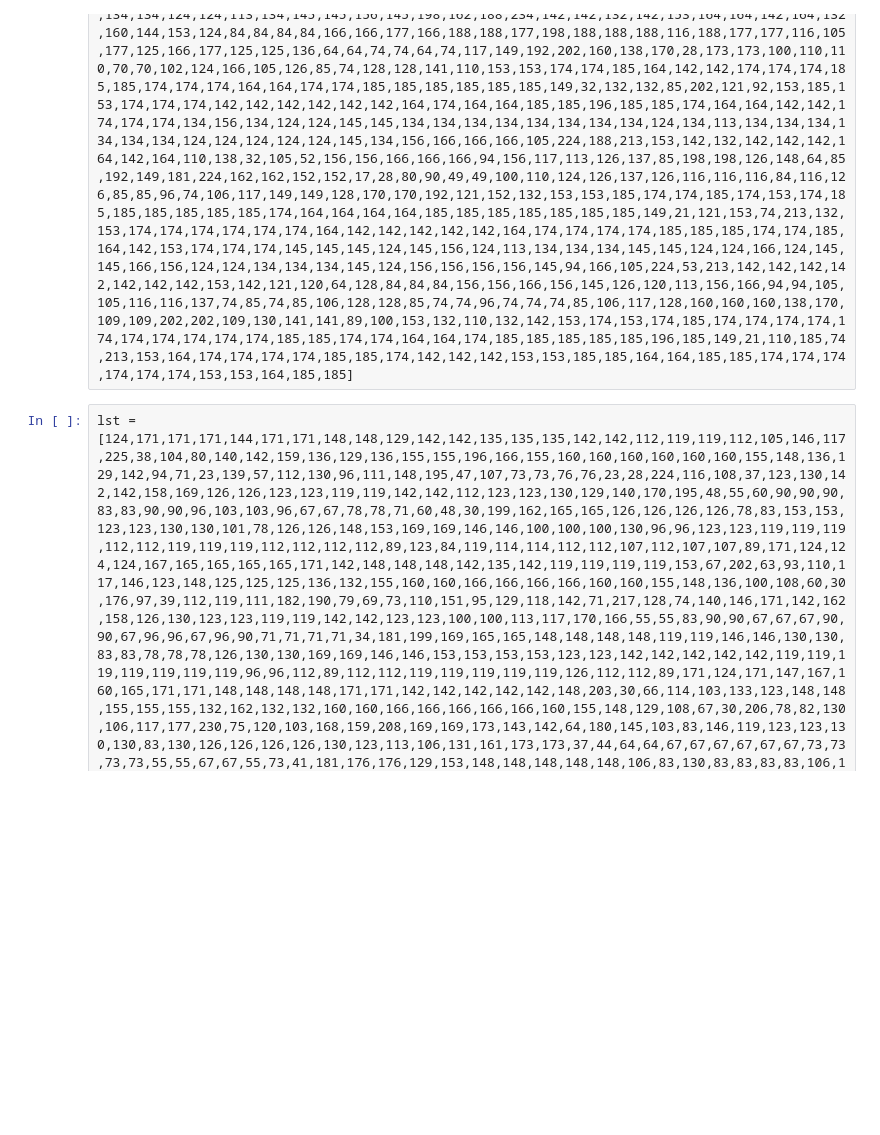
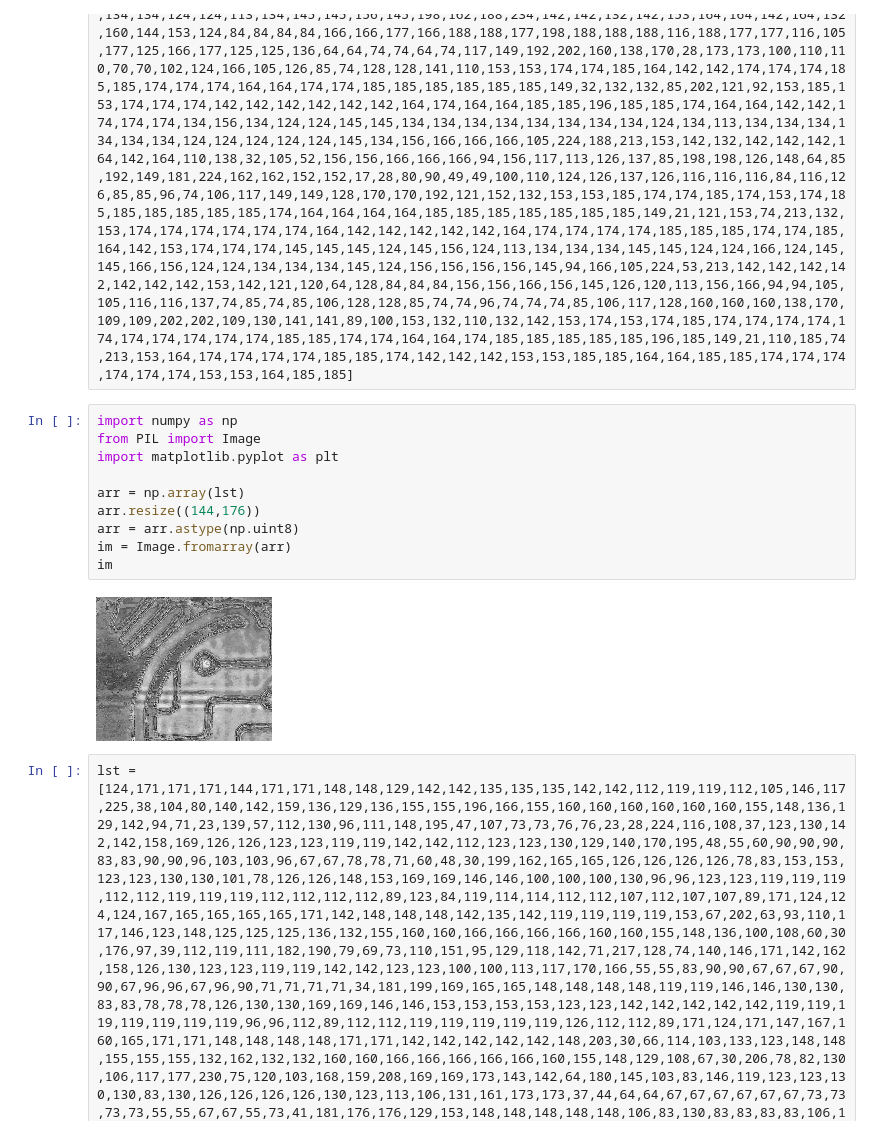
Before and after one commit to theevildoof/TinyML_OV7670, a Jupyter notebook: TinyML_OV7670_grayscale.ipynb, the cells around one changed output. Saved outputs shown, nothing was run; the diff lists cells and outputs as text; blank space fills up the shorter version.

```diff
--- a/TinyML_OV7670_grayscale.ipynb
+++ b/TinyML_OV7670_grayscale.ipynb
@@ -11 +47,13 @@ lst = [84,156,156,156,124,156,156,145,145,105,134,134,124,124,124,134,134,113,12
+# %%
+import numpy as np
+from PIL import Image
+import matplotlib.pyplot as plt
+
+arr = np.array(lst)
+arr.resize((144,176))
+arr = arr.astype(np.uint8)
+im = Image.fromarray(arr)
+im
+# %% [output]
+[figure, added]
 # %%
```
Also changed, not shown: parts of 4 cells of this notebook.
